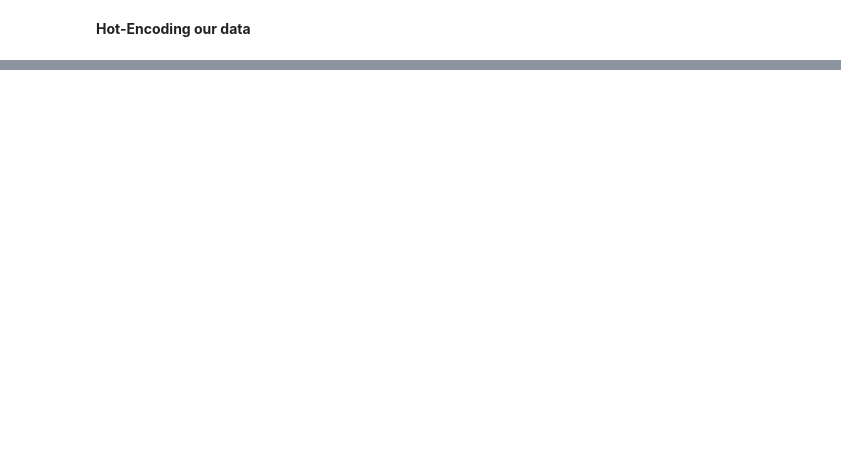
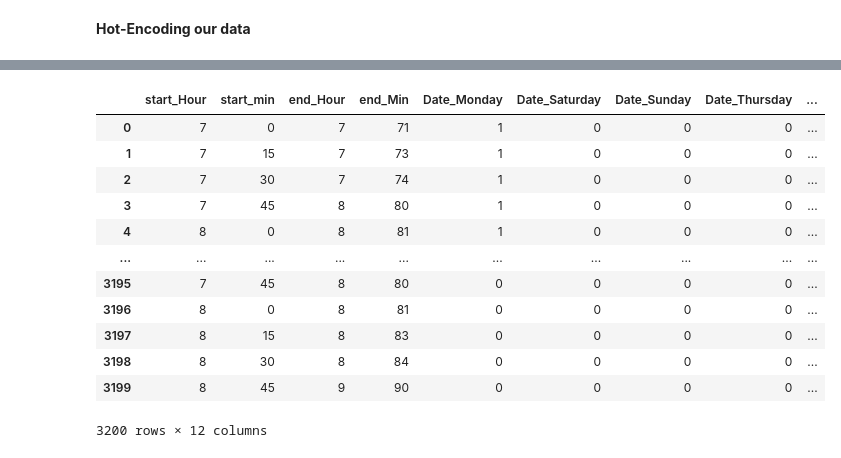
Before and after one commit to Belal-AI/Parking-recommendation-system-Autonomous-Vehicle-Movapkg-, a Jupyter notebook: ML_model_Recommender.ipynb, the cells around one changed output, grey strips where cells are left out. Saved outputs shown, nothing was run; the diff lists cells and outputs as text; code cells hidden in the pictures; blank space fills up the shorter version.

```diff
--- a/ML_model_Recommender.ipynb
+++ b/ML_model_Recommender.ipynb
@@ -360,14 +410,16 @@ for i in data:
 # %%
-from statsmodels.regression.linear_model import sm
-columns=data.columns
+import statsmodels.regression.linear_model as sm
+columns=data.iloc[:,:-1].columns
 sl=.02
 def backwordelimination(X,y,sl,columns,lenfeatures):
   for i in range(len(X)):
-    regressor=sm.OLS.fit(y,X)
+    regressor=sm.OLS(y,X).fit()
     maxpvalu=max(regressor.pvalues)
     if(maxpvalu>sl):
-      for j in range(X.shape[1]):
+      for j in range(len(columns)):
         if(regressor.pvalues[j]==maxpvalu):
-          np.delete(X[j],axis=1)
-          np.delete(columns[j])
-          np.delete(y[j])
+          np.delete(X,j,1)
+          columns=np.delete(columns,j)
+  return X,columns
+# %%
+X,columns=backwordelimination(data.iloc[:,:-1].values,data.iloc[:,-1].values,sl,columns,len(columns))
@@ -373,0 +433,17 @@ def backwordelimination(X,y,sl,columns,lenfeatures):
+# %%
+data=pd.DataFrame(data=X,columns=columns)
+data
+# %% [output]
+|  | start_Hour | start_min | end_Hour | end_Min | Date_Monday | Date_Saturday | Date_Sunday | Date_Thursday | ... |
+| 0 | 7 | 0 | 7 | 71 | 1 | 0 | 0 | 0 | ... |
+| 1 | 7 | 15 | 7 | 73 | 1 | 0 | 0 | 0 | ... |
+| 2 | 7 | 30 | 7 | 74 | 1 | 0 | 0 | 0 | ... |
+| 3 | 7 | 45 | 8 | 80 | 1 | 0 | 0 | 0 | ... |
+| 4 | 8 | 0 | 8 | 81 | 1 | 0 | 0 | 0 | ... |
+| ... | ... | ... | ... | ... | ... | ... | ... | ... | ... |
+| 3195 | 7 | 45 | 8 | 80 | 0 | 0 | 0 | 0 | ... |
+| 3196 | 8 | 0 | 8 | 81 | 0 | 0 | 0 | 0 | ... |
+| 3197 | 8 | 15 | 8 | 83 | 0 | 0 | 0 | 0 | ... |
+| 3198 | 8 | 30 | 8 | 84 | 0 | 0 | 0 | 0 | ... |
+| 3199 | 8 | 45 | 9 | 90 | 0 | 0 | 0 | 0 | ... |
+3200 rows × 12 columns
```
Also changed, not shown: parts of 18 cells of this notebook.
